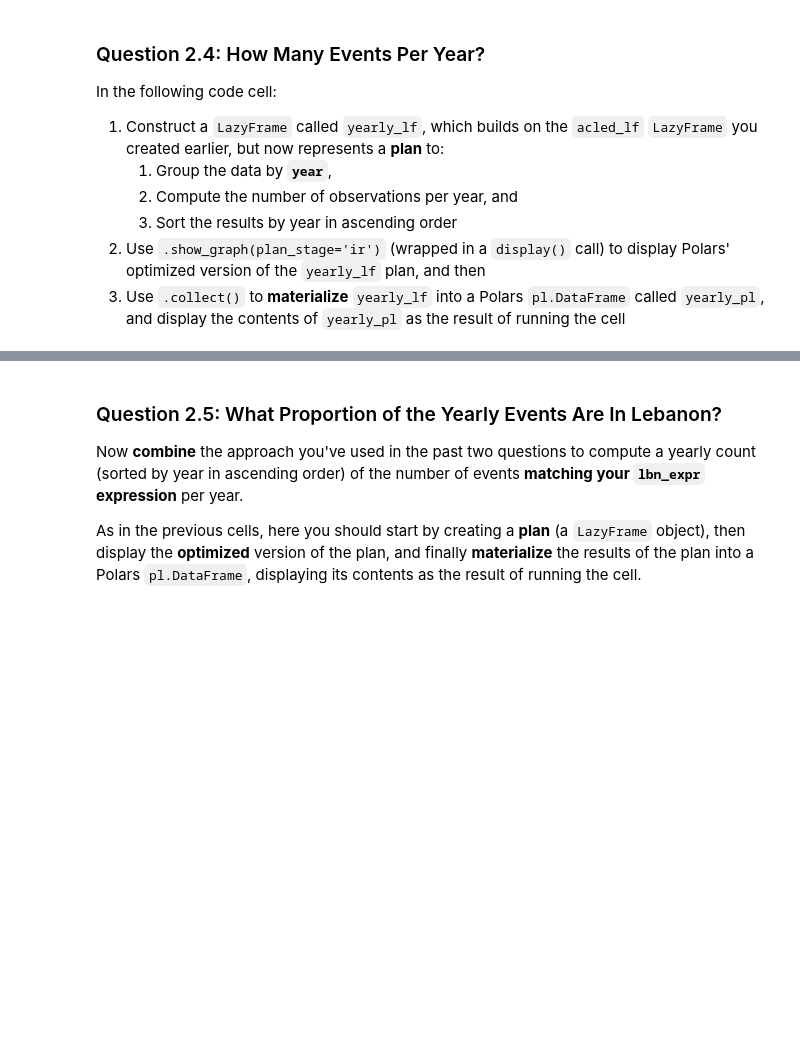
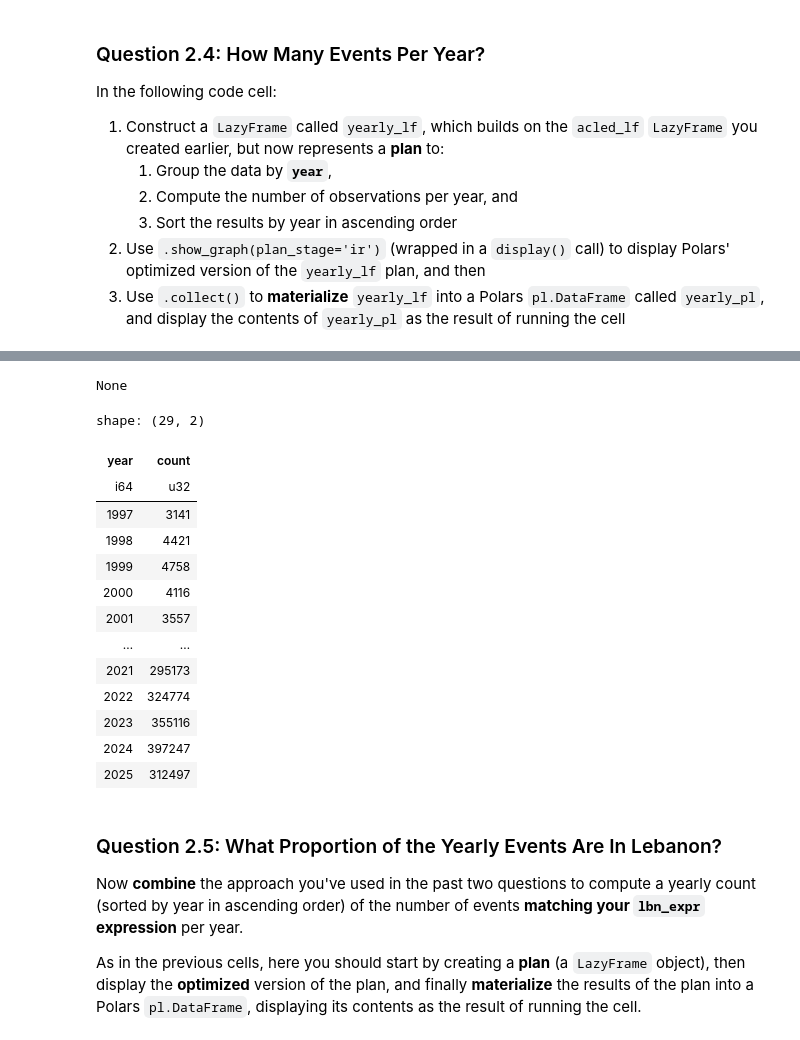
Before and after one commit to erinabruzzy/dsan6000-hw05, a Jupyter notebook: DSAN6000_HW5.ipynb, the cells around one changed output, grey strips where cells are left out. Cells and saved outputs as stored; diff of their text form; code cells hidden in the pictures; blank space fills up the shorter version.

```diff
--- a/DSAN6000_HW5.ipynb
+++ b/DSAN6000_HW5.ipynb
@@ -404,11 +416,18 @@ In the following code cell:
 
 # Your code here: Replace the None with a plan to compute yearly event counts
 # from acled_lf
-yearly_lf = None
+yearly_lf = (
+    acled_lf
+    .group_by("year")
+    .agg(pl.len().alias("count"))
+    .sort("year")
+)
 
 # Display the optimized query plan
+display(yearly_lf.show_graph(plan_stage="ir"))
 
 # Materialize the plan into yearly_pl, and display its contents
-yearly_pl = None
+yearly_pl = yearly_lf.collect()
 
 yearly_pl
+# %% [output]
@@ -415,3 +435,18 @@ yearly_pl
+None
+shape: (29, 2)
+| year | count |
+| i64 | u32 |
+| 1997 | 3141 |
+| 1998 | 4421 |
+| 1999 | 4758 |
+| 2000 | 4116 |
+| 2001 | 3557 |
+| … | … |
+| 2021 | 295173 |
+| 2022 | 324774 |
+| 2023 | 355116 |
+| 2024 | 397247 |
+| 2025 | 312497 |
 # %% [markdown]
 ### Question 2.5: What Proportion of the Yearly Events Are In Lebanon?
 
```
Also changed, not shown: parts of 4 cells of this notebook.
